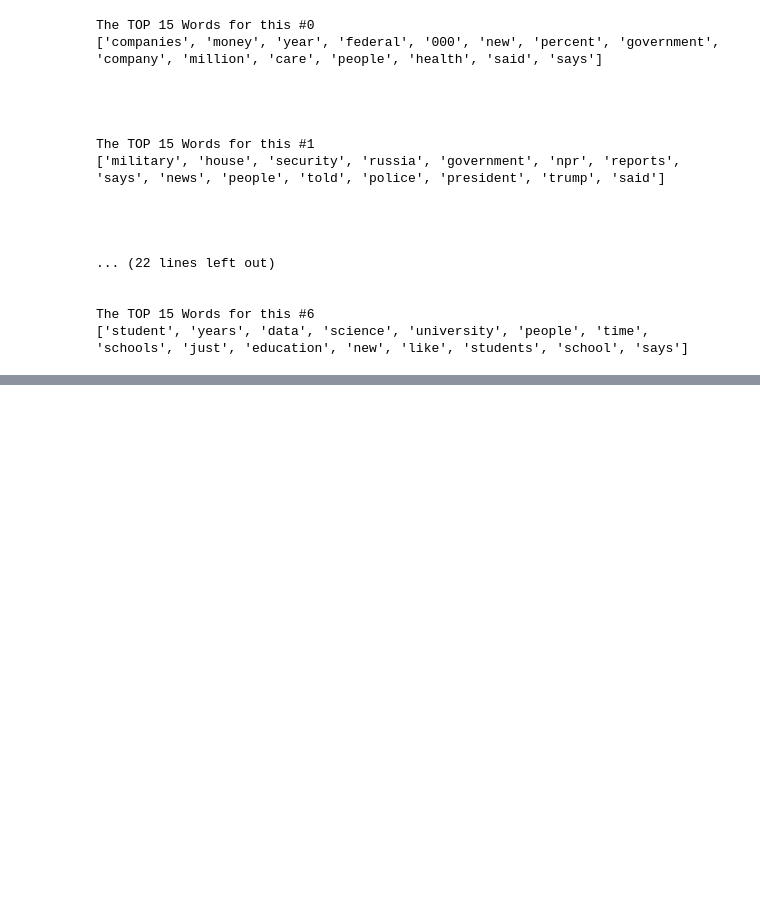
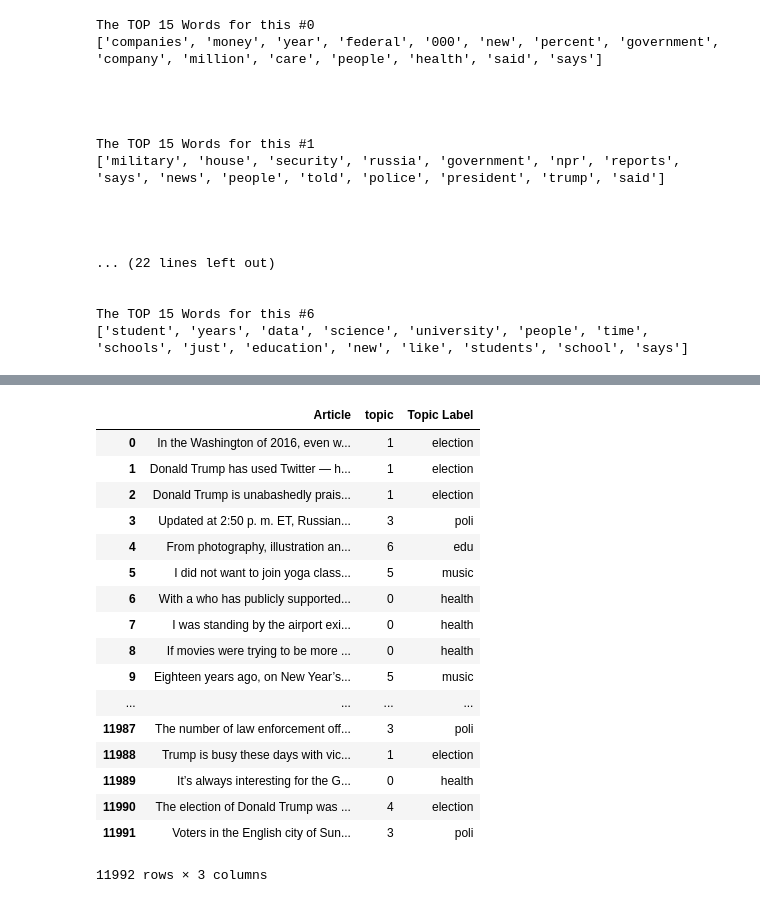
Before and after one commit to rdhawan4/Natural-Language-Processing-with-Python, a Jupyter notebook: MyNotebook_Section6.ipynb, the cells around one changed output, grey strips where cells are left out. Drawn from its saved outputs; the diff is of its cells as text; code cells hidden in the pictures; blank space fills up the shorter version.

```diff
--- a/MyNotebook_Section6.ipynb
+++ b/MyNotebook_Section6.ipynb
@@ -161,0 +286,2 @@ The TOP 15 Words for this #6
+# %%
+nmf_model.fit(dtm)
@@ -161,0 +319,28 @@ The TOP 15 Words for this #6
+# %%
+topic_results=nmf_model.transform(dtm)
+# %%
+npr['topic']=topic_results.argmax(axis=1)
+# %%
+mytopicdict={0:'health',1:'election',2:'legis',3:'poli',4:'election',5:'music',6:'edu'}
+npr['Topic Label']=npr['topic'].map(mytopicdict)
+# %%
+npr
+# %% [output]
+|  | Article | topic | Topic Label |
+| 0 | In the Washington of 2016, even w... | 1 | election |
+| 1 | Donald Trump has used Twitter — h... | 1 | election |
+| 2 | Donald Trump is unabashedly prais... | 1 | election |
+| 3 | Updated at 2:50 p. m. ET, Russian... | 3 | poli |
+| 4 | From photography, illustration an... | 6 | edu |
+| 5 | I did not want to join yoga class... | 5 | music |
+| 6 | With a who has publicly supported... | 0 | health |
+| 7 | I was standing by the airport exi... | 0 | health |
+| 8 | If movies were trying to be more ... | 0 | health |
+| 9 | Eighteen years ago, on New Year’s... | 5 | music |
+| ... | ... | ... | ... |
+| 11987 | The number of law enforcement off... | 3 | poli |
+| 11988 | Trump is busy these days with vic... | 1 | election |
+| 11989 | It’s always interesting for the G... | 0 | health |
+| 11990 | The election of Donald Trump was ... | 4 | election |
+| 11991 | Voters in the English city of Sun... | 3 | poli |
+11992 rows × 3 columns
```
Also changed, not shown: parts of 32 cells of this notebook.
